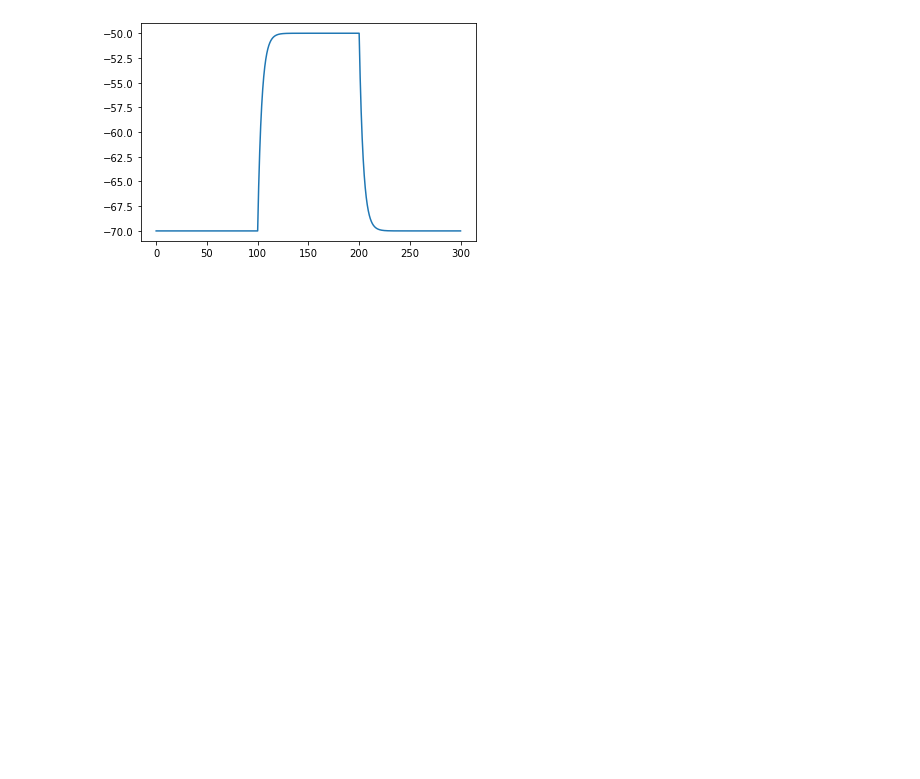
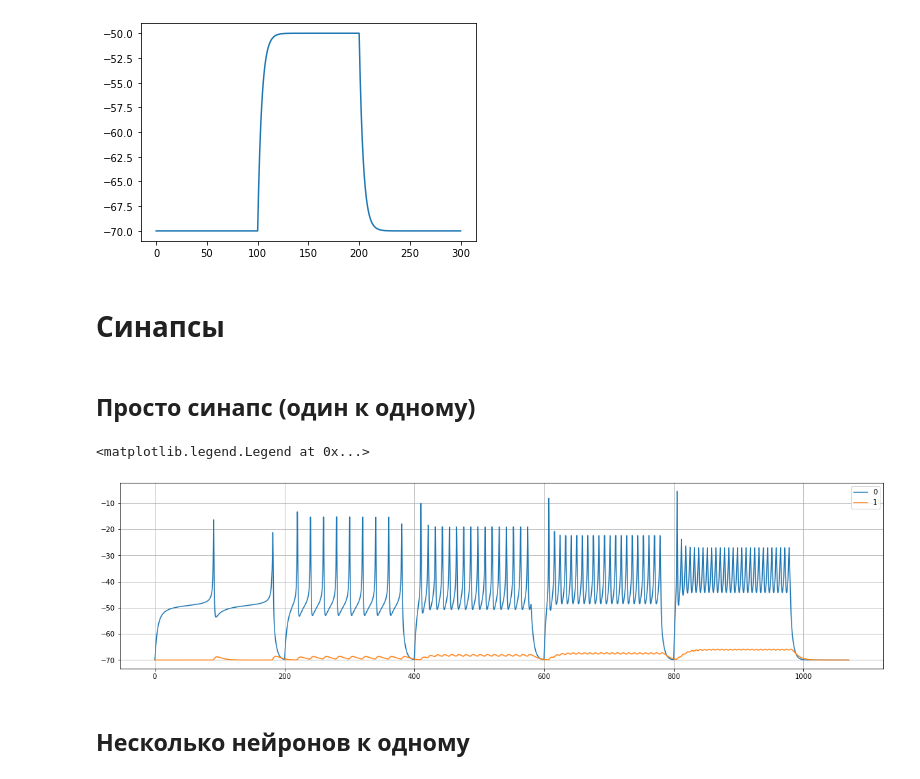
Before and after one commit to shcecter/nocimod, a Jupyter notebook: simplest_spiking.ipynb, the cells around one changed output. Drawn from its saved outputs; the diff is of its cells as text; code cells hidden in the pictures; blank space fills up the shorter version.

```diff
--- a/simplest_spiking.ipynb
+++ b/simplest_spiking.ipynb
@@ -103,3 +97,7 @@ plot(stmon.t/ms, stmon.v[0]/mV)
 # %% [output]
 [<matplotlib.lines.Line2D at 0x...>]
 [figure]
+# %% [markdown]
+# Синапсы
+# %% [markdown]
+## Просто синапс (один к одному)
@@ -105,0 +153,11 @@ plot(stmon.t/ms, stmon.v[0]/mV)
+# %%
+figure(figsize=(20, 5))
+plot(stmon.t/ms, stmon.v[0]/mV, label='0')
+plot(stmon.t/ms, stmon.v[1]/mV, label='1')
+grid()
+legend()
+# %% [output]
+<matplotlib.legend.Legend at 0x...>
+[figure, added]
+# %% [markdown]
+## Несколько нейронов к одному
```
Also changed, not shown: parts of 12 cells of this notebook, 3 other files.
